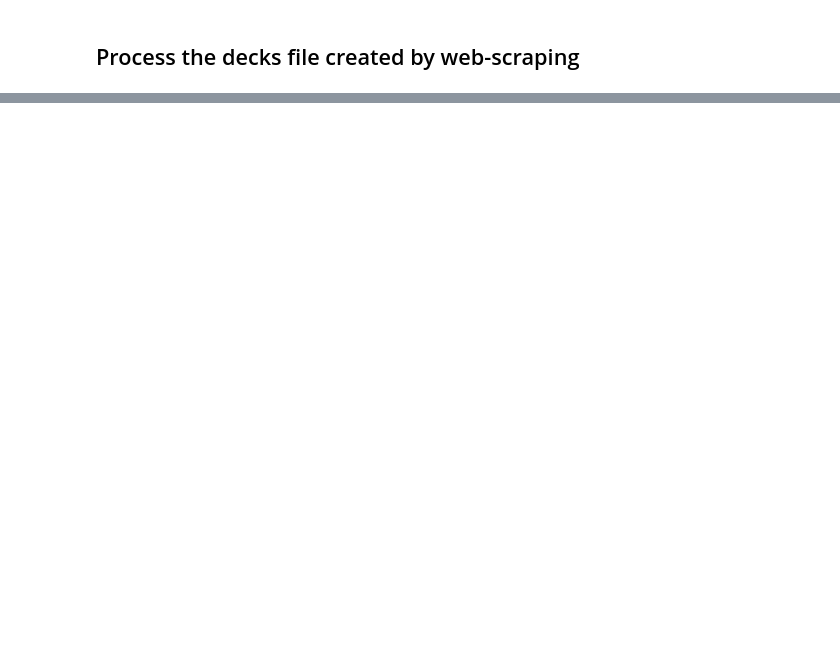
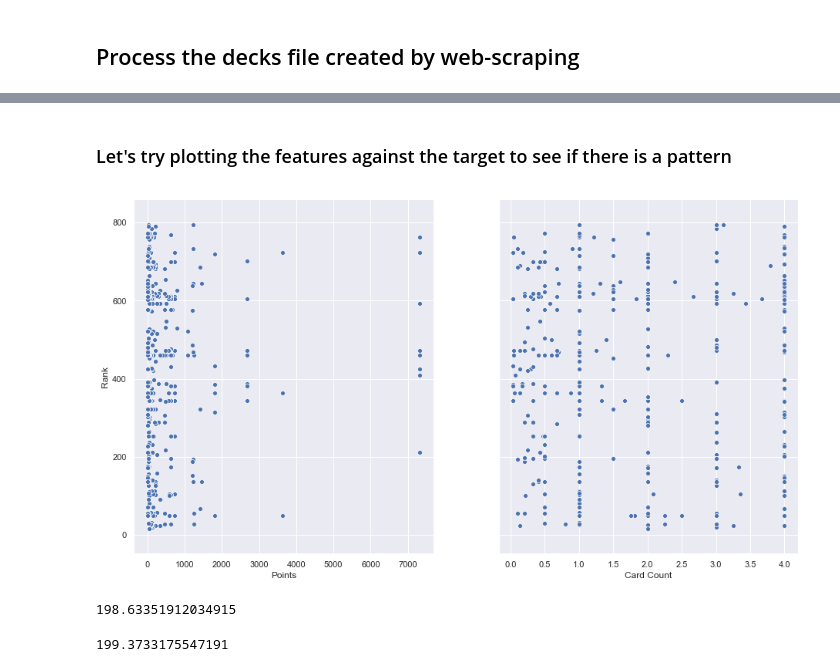
Before and after one commit to build-week2-pokemon1/DataScience, a Jupyter notebook: samir/pokemon.ipynb, the cells around one changed output, grey strips where cells are left out. Saved outputs shown, nothing was run; the diff lists cells and outputs as text; code cells hidden in the pictures; blank space fills up the shorter version.

Commit message:
Linear/Logistic Regression and Random Forest

```diff
--- a/samir/pokemon.ipynb
+++ b/samir/pokemon.ipynb
@@ -286,0 +460,4 @@ sns.scatterplot(data=df_all, x='Move_points', y='Atk_plus_Def');
+# %%
+transformed = enc.transform(deck_and_name)
+print('transformed shape:', transformed.shape)
+transformed.head()
@@ -286,0 +474,4 @@ sns.scatterplot(data=df_all, x='Move_points', y='Atk_plus_Def');
+# %%
+transformed = transformed.reset_index()
+print('transformed shape:', transformed.shape)
+transformed.head()
@@ -286,0 +492,6 @@ sns.scatterplot(data=df_all, x='Move_points', y='Atk_plus_Def');
+# %%
+df2 = df.copy()
+df2 = df2.reset_index()
+df2['Name'] = df2['Name'].str.lower()
+df2 = df2.set_index('Name')
+df2.head()
@@ -286,0 +506,3 @@ sns.scatterplot(data=df_all, x='Move_points', y='Atk_plus_Def');
+# %%
+truncated = transformed[transformed.Name.isin(df2.index.values)]
+truncated.shape
@@ -286,0 +565,30 @@ sns.scatterplot(data=df_all, x='Move_points', y='Atk_plus_Def');
+# %% [markdown]
+### Let's try plotting the features against the target to see if there is a pattern
+# %%
+# g is the pairgrid which can be tweaked further
+g = sns.pairplot(data=truncated, x_vars=['Points', 'Card Count'], y_vars='Rank');
+g.fig.set_size_inches(15,10)
+# %% [output]
+[figure, added]
+# %%
+X = truncated.iloc[:, 1:-1] # All columns except the Name and Rank
+y = truncated.iloc[:, -1]   # against Rank.
+
+X_train, X_test, y_train, y_test = train_test_split(X, y)
+model = LinearRegression()  # Using Linear Regression
+model.fit(X_train, y_train)
+y_pred = model.predict(X_test)
+mean_absolute_error(y_test, y_pred)
+# %% [output]
+198.63351912034915
+# %%
+X = truncated.iloc[:, -3:-1] # Just include Points and Card Count
+y = truncated.iloc[:, -1]    # against the Rank.
+
+X_train, X_test, y_train, y_test = train_test_split(X, y)
+model = LinearRegression()  # Using Linear Regression
+model.fit(X_train, y_train)
+y_pred = model.predict(X_test)
+mean_absolute_error(y_test, y_pred)
+# %% [output]
+199.3733175547191
```
Also changed, not shown: parts of 39 cells of this notebook, 2 other files.
